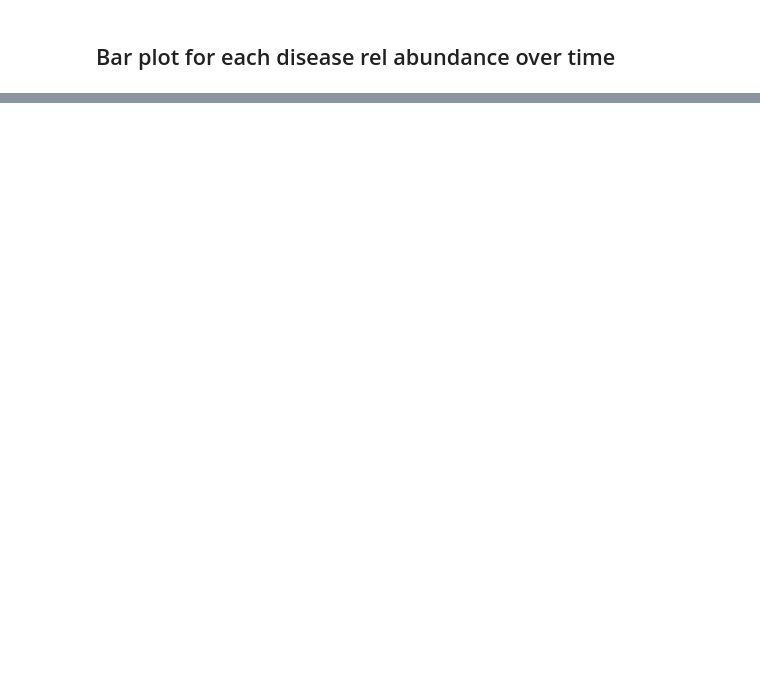
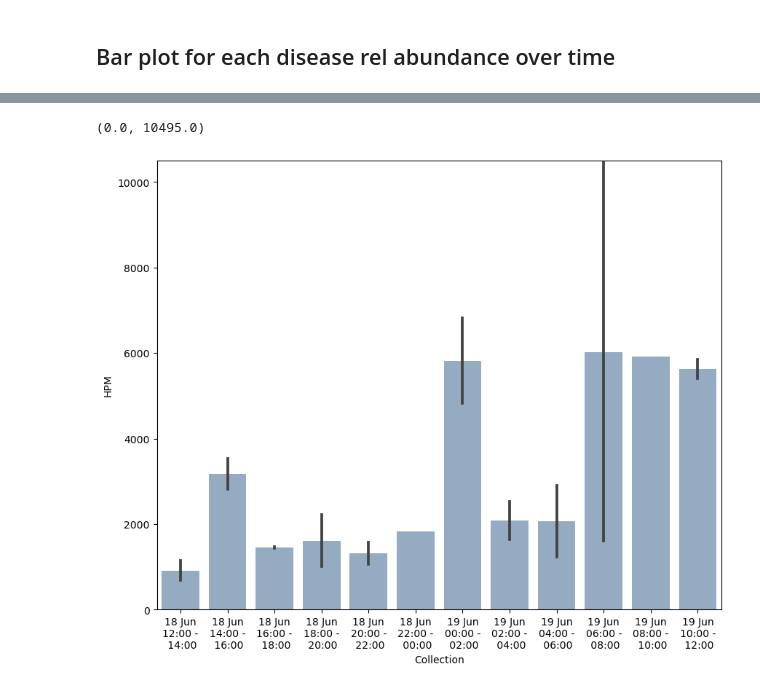
Before and after one commit to Mia-FGB/24hr_analysis, a Jupyter notebook: 24hr_analysis.ipynb, the cells around one changed output, grey strips where cells are left out. Drawn from its saved outputs; the diff is of its cells as text; code cells hidden in the pictures; blank space fills up the shorter version.

```diff
--- a/24hr_analysis.ipynb
+++ b/24hr_analysis.ipynb
@@ -365,0 +392,52 @@ for pathogen in pathogen_genera:
+# %%
+filtered_data = pathogen_reads[(pathogen_reads['Month'] == 'June') &
+                                (pathogen_reads['Year'] == 2024) &
+                                (pathogen_reads['Name'] == 'Puccinia') &
+                                (pathogen_reads['read count'] > 5)] # can change this filtering to be higher
+
+#Only retain collection, Name and HPM column
+filtered_data = filtered_data[['Collection', 'Name', 'HPM', 'Start_Time', 'Duration_Hrs']]
+
+if filtered_data.empty:
+    max_HPM = 100
+else:
+    max_HPM = filtered_data['HPM'].max() + 50
+
+# Ensure gaps are represented on the graphs - need to add in 0 values
+# Get unique Collection times from the full dataset
+unique_collections = pathogen_reads[
+    (pathogen_reads['Month'] == 'June') &
+    (pathogen_reads['Year'] == 2023) &
+    (pathogen_reads['Duration_Hrs'] == 2)
+]['Collection'].unique()
+
+# Create a DataFrame with all possible combinations of Collection and Name
+all_combinations = pd.DataFrame([(c, 'Puccinia') for c in unique_collections], columns=['Collection', 'Name'])
+all_combinations['HPM'] = 0
+
+# Merge to get the Start_Time & Duration_Hrs column from pathogen_reads based on Collection
+all_combinations = all_combinations.merge(
+    pathogen_reads[['Collection', 'Start_Time', 'Duration_Hrs']].drop_duplicates(),
+    on='Collection',
+    how='left'
+)
+
+# Concatenate the filtered data with the all_combinations DataFrame
+filtered_data = pd.concat([filtered_data, all_combinations], ignore_index=True)
+
+# Order the data by the Start_Time column
+filtered_data = filtered_data.sort_values(by='Start_Time')
+
+#Set plot dimensions
+plt.figure(figsize=(10, 8))
+
+ax = sns.barplot(data=filtered_data[filtered_data['Duration_Hrs'] == 2],
+                x='Collection',
+                y='HPM',
+                color='#8DABC8')
+
+# Set the y-axis limits
+ax.set_ylim(0, max_HPM)
+# %% [output]
+(0.0, 10495.0)
+[figure, added]
```
Also changed, not shown: parts of 11 cells of this notebook.
